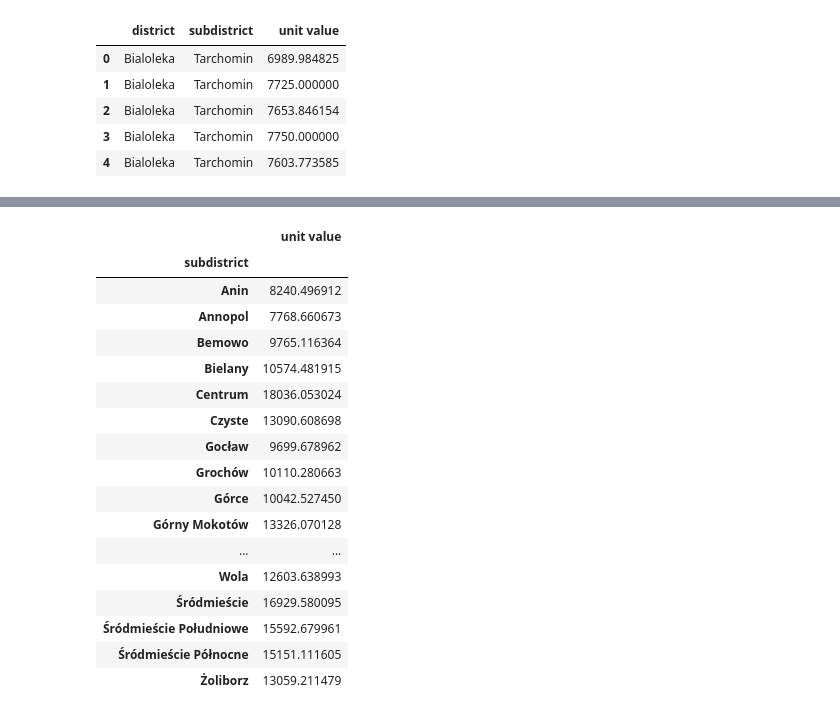
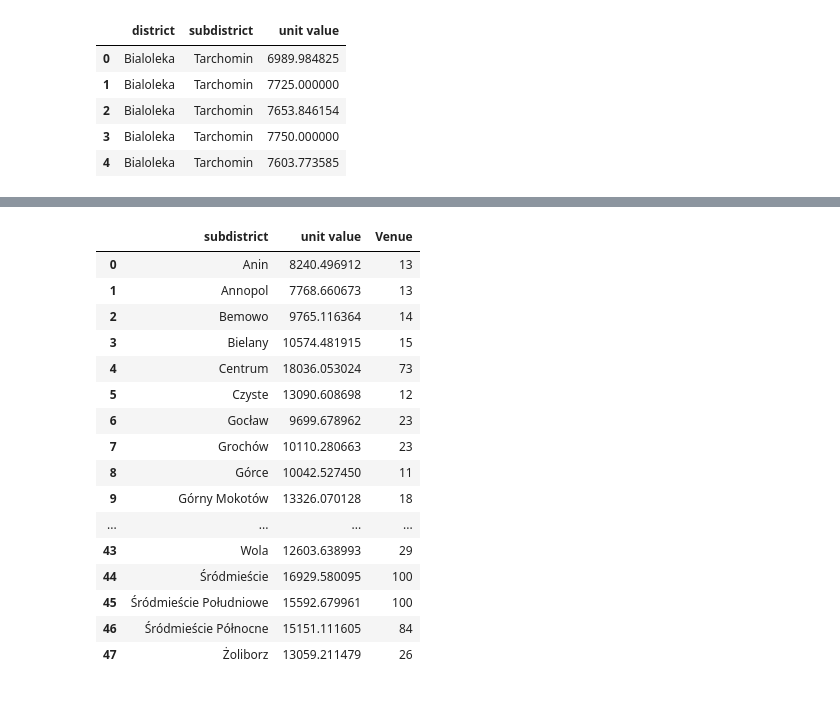
Before and after one commit to wouVM/Coursera_Capstone, a Jupyter notebook: Warsaw RE analysis .ipynb, the cells around one changed output, grey strips where cells are left out. Drawn from its saved outputs; the diff is of its cells as text; code cells hidden in the pictures.

```diff
--- a/Warsaw RE analysis .ipynb
+++ b/Warsaw RE analysis .ipynb
@@ -383,7 +383,3 @@ with open(filename, 'rb') as z:
         )
 # %% [output]
 NameError: name 'project' is not defined
-# %%
-CLIENT_ID = 'U340BX5WB5WRH1WAPDXRZ4VZTCYCFC1TWHOKGGEX1SCCNBMN' # your Foursquare ID
-CLIENT_SECRET = 'I05Y5OSWUZJ5QKRKVYEUR0LSEGPDA0OVLRWFKAEUUEU1SUO3' # your Foursquare Secret
-VERSION = '20180605' # Foursquare API version
@@ -837,3 +864,8 @@ df_value.head()
 | 4 | Bialoleka | Tarchomin | 7603.773585 |
 # %%
 df_avg_value = df_value.groupby('subdistrict').mean()
+# %%
+df_avg_value.reset_index(inplace=True)
+# %%
+amt_venues=amt_venues[['Venue']]
+amt_venues.head()
@@ -840,21 +880,22 @@ df_avg_value = df_value.groupby('subdistrict').mean()
+# %%
+df_avg_value=pd.merge(df_avg_value,amt_venues,left_on="subdistrict",right_on="Neighbourhood")
 # %%
-df_avg_value['']
+df_avg_value
 # %% [output]
-|  | unit value |
-| subdistrict |  |
-| Anin | 8240.496912 |
-| Annopol | 7768.660673 |
-| Bemowo | 9765.116364 |
-| Bielany | 10574.481915 |
-| Centrum | 18036.053024 |
-| Czyste | 13090.608698 |
-| Gocław | 9699.678962 |
-| Grochów | 10110.280663 |
-| Górce | 10042.527450 |
-| Górny Mokotów | 13326.070128 |
-| ... | ... |
-| Wola | 12603.638993 |
-| Śródmieście | 16929.580095 |
-| Śródmieście Południowe | 15592.679961 |
-| Śródmieście Północne | 15151.111605 |
-| Żoliborz | 13059.211479 |
+|  | subdistrict | unit value | Venue |
+| 0 | Anin | 8240.496912 | 13 |
+| 1 | Annopol | 7768.660673 | 13 |
+| 2 | Bemowo | 9765.116364 | 14 |
+| 3 | Bielany | 10574.481915 | 15 |
+| 4 | Centrum | 18036.053024 | 73 |
+| 5 | Czyste | 13090.608698 | 12 |
+| 6 | Gocław | 9699.678962 | 23 |
+| 7 | Grochów | 10110.280663 | 23 |
+| 8 | Górce | 10042.527450 | 11 |
+| 9 | Górny Mokotów | 13326.070128 | 18 |
+| ... | ... | ... | ... |
+| 43 | Wola | 12603.638993 | 29 |
+| 44 | Śródmieście | 16929.580095 | 100 |
+| 45 | Śródmieście Południowe | 15592.679961 | 100 |
+| 46 | Śródmieście Północne | 15151.111605 | 84 |
+| 47 | Żoliborz | 13059.211479 | 26 |
```
Also changed, not shown: parts of 14 cells of this notebook.
